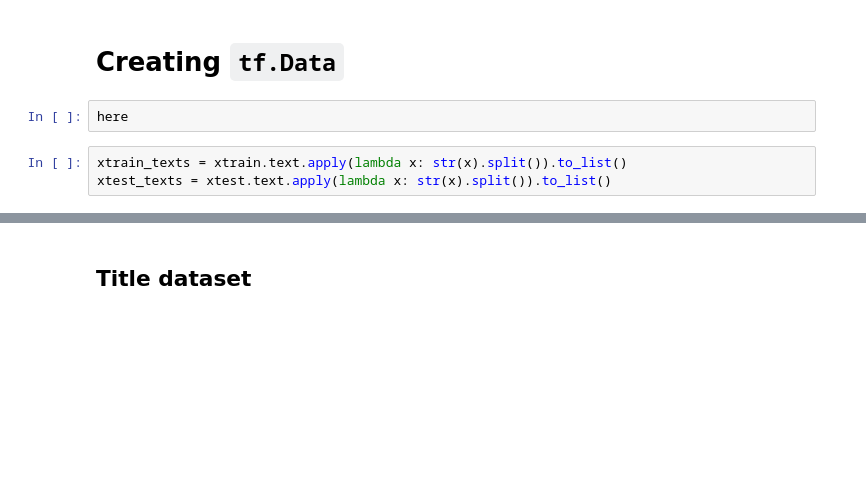
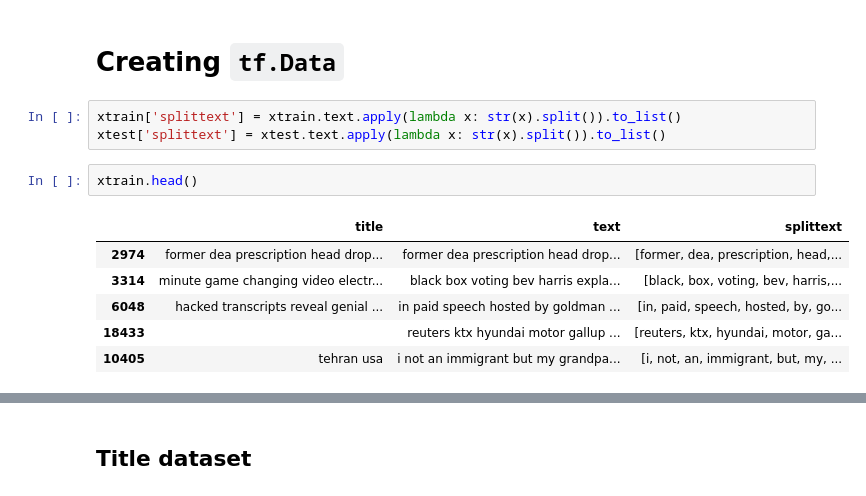
Before and after one commit to tikendraw/fake_news_classifier, a Jupyter notebook: fake_news_classifier.ipynb, the cells around one changed output, grey strips where cells are left out. Cells and saved outputs as stored; diff of their text form; blank space fills up the shorter version.

```diff
--- a/fake_news_classifier.ipynb
+++ b/fake_news_classifier.ipynb
@@ -910,8 +916,15 @@ embedded:  tf.Tensor(
 # print('embedded: ', embedded_sentence)
 # %% [markdown]
 # Creating `tf.Data`
-# %%
-here
 # %%
-xtrain_texts = xtrain.text.apply(lambda x: str(x).split()).to_list()
-xtest_texts = xtest.text.apply(lambda x: str(x).split()).to_list()
+xtrain['splittext'] = xtrain.text.apply(lambda x: str(x).split()).to_list()
+xtest['splittext'] = xtest.text.apply(lambda x: str(x).split()).to_list()
+# %%
+xtrain.head()
+# %% [output]
+|  | title | text | splittext |
+| 2974 | former dea prescription head drop... | former dea prescription head drop... | [former, dea, prescription, head,... |
+| 3314 | minute game changing video electr... | black box voting bev harris expla... | [black, box, voting, bev, harris,... |
+| 6048 | hacked transcripts reveal genial ... | in paid speech hosted by goldman ... | [in, paid, speech, hosted, by, go... |
+| 18433 |  | reuters ktx hyundai motor gallup ... | [reuters, ktx, hyundai, motor, ga... |
+| 10405 | tehran usa | i not an immigrant but my grandpa... | [i, not, an, immigrant, but, my, ... |
```
Also changed, not shown: parts of 29 cells of this notebook.
